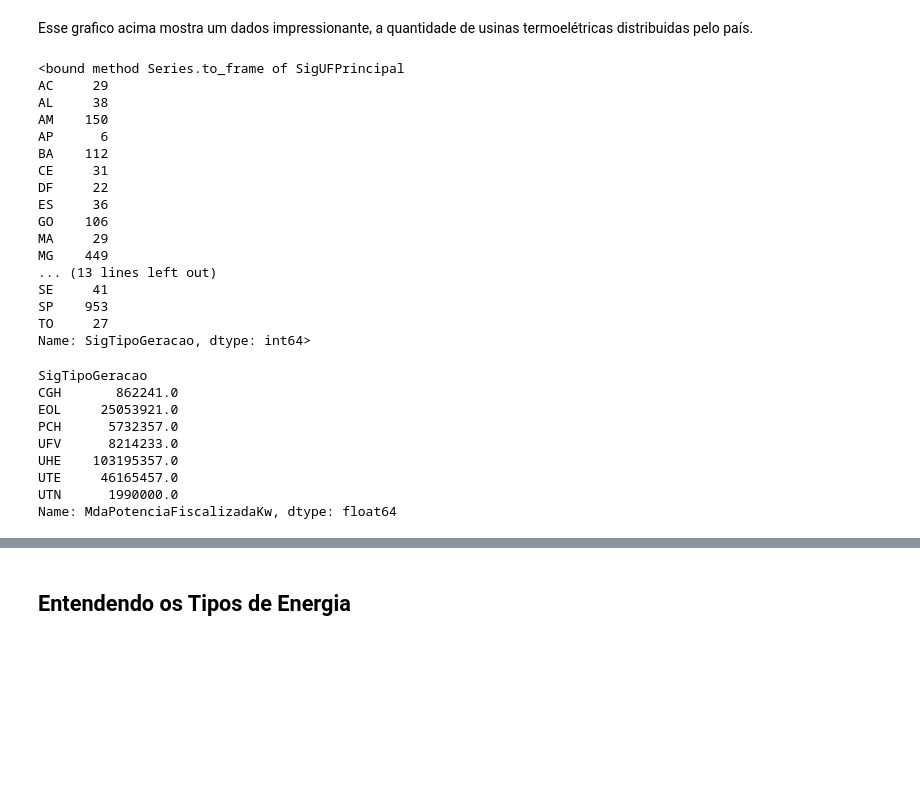
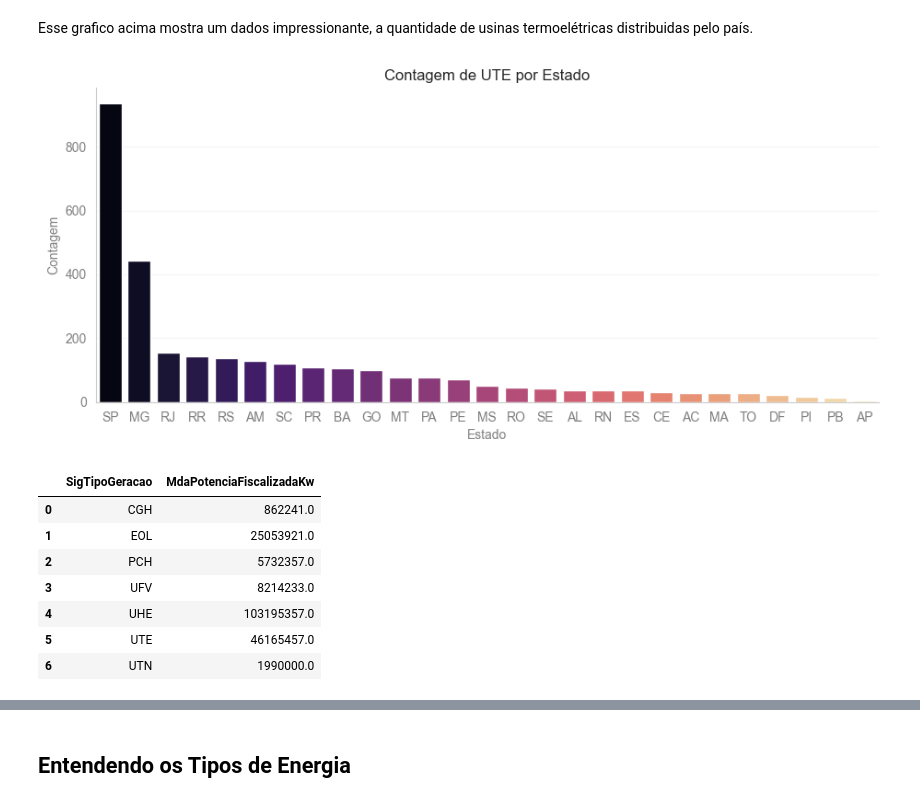
Before and after one commit to lpfnascimento/eda-brasilian-energy-matrix, a Jupyter notebook: TG-aneel-energia.ipynb, the cells around one changed output, grey strips where cells are left out. Drawn from its saved outputs; the diff is of its cells as text; code cells hidden in the pictures; blank space fills up the shorter version.

```diff
--- a/TG-aneel-energia.ipynb
+++ b/TG-aneel-energia.ipynb
@@ -391,36 +397,21 @@ plt.legend(title='Tipo de geração')
 # %% [markdown]
 Esse grafico acima mostra um dados impressionante, a quantidade de usinas termoelétricas distribuidas pelo país.
-# %%
-df_termoeletrica = df[df['SigTipoGeracao'] == 'UTE'].groupby('SigUFPrincipal')['SigTipoGeracao'].count().to_frame
-df_termoeletrica
-# %% [output]
-<bound method Series.to_frame of SigUFPrincipal
-AC     29
-AL     38
-AM    150
-AP      6
-BA    112
-CE     31
-DF     22
-ES     36
-GO    106
-MA     29
-MG    449
-... (13 lines left out)
-SE     41
-SP    953
-TO     27
-Name: SigTipoGeracao, dtype: int64>
+# %%
+df_termoeletrica = df[df['SigTipoGeracao'] == 'UTE']['SigUFPrincipal'].value_counts().to_frame()
+graph_termo = sns.catplot(x='index', y='SigUFPrincipal', kind='bar', data=df_termoeletrica.reset_index(), aspect=3, palette='magma')
+graph_termo.set(title='Contagem de UTE por Estado', xlabel='Estado', ylabel='Contagem')
+graph_termo.figure.set_size_inches(9,4)
+# %% [output]
+[figure, added]
 # %%
-df_pot_energia = df.groupby('SigTipoGeracao').sum()['MdaPotenciaFiscalizadaKw']
+df_pot_energia = df.groupby('SigTipoGeracao')['MdaPotenciaFiscalizadaKw'].sum().to_frame().reset_index()
 df_pot_energia
 # %% [output]
-SigTipoGeracao
-CGH       862241.0
-EOL     25053921.0
-PCH      5732357.0
-UFV      8214233.0
-UHE    103195357.0
-UTE     46165457.0
-UTN      1990000.0
-Name: MdaPotenciaFiscalizadaKw, dtype: float64
+|  | SigTipoGeracao | MdaPotenciaFiscalizadaKw |
+| 0 | CGH | 862241.0 |
+| 1 | EOL | 25053921.0 |
+| 2 | PCH | 5732357.0 |
+| 3 | UFV | 8214233.0 |
+| 4 | UHE | 103195357.0 |
+| 5 | UTE | 46165457.0 |
+| 6 | UTN | 1990000.0 |
```
Also changed, not shown: parts of 44 cells of this notebook.
